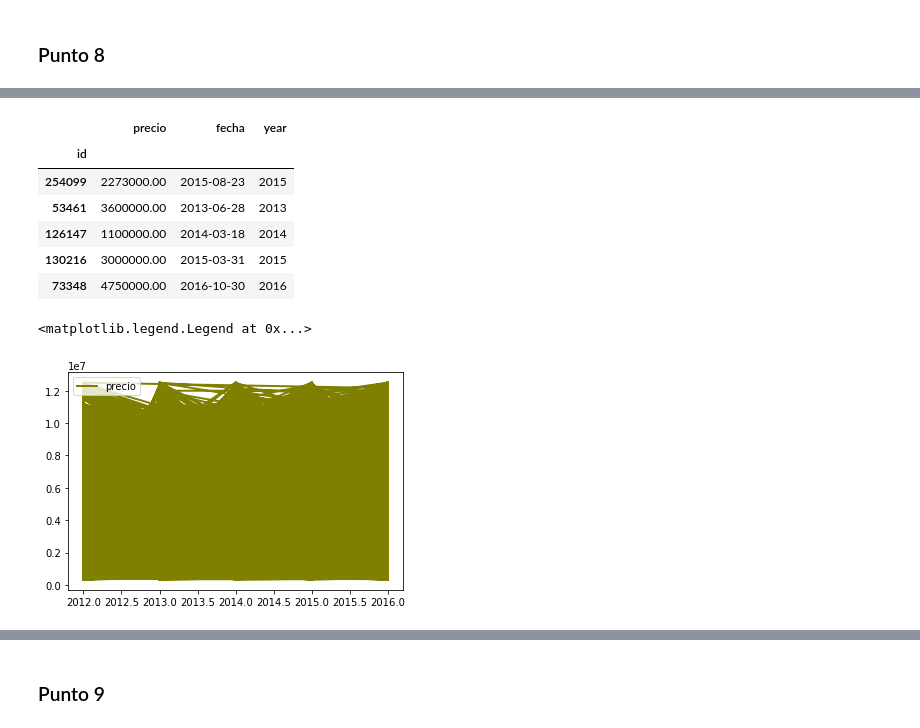
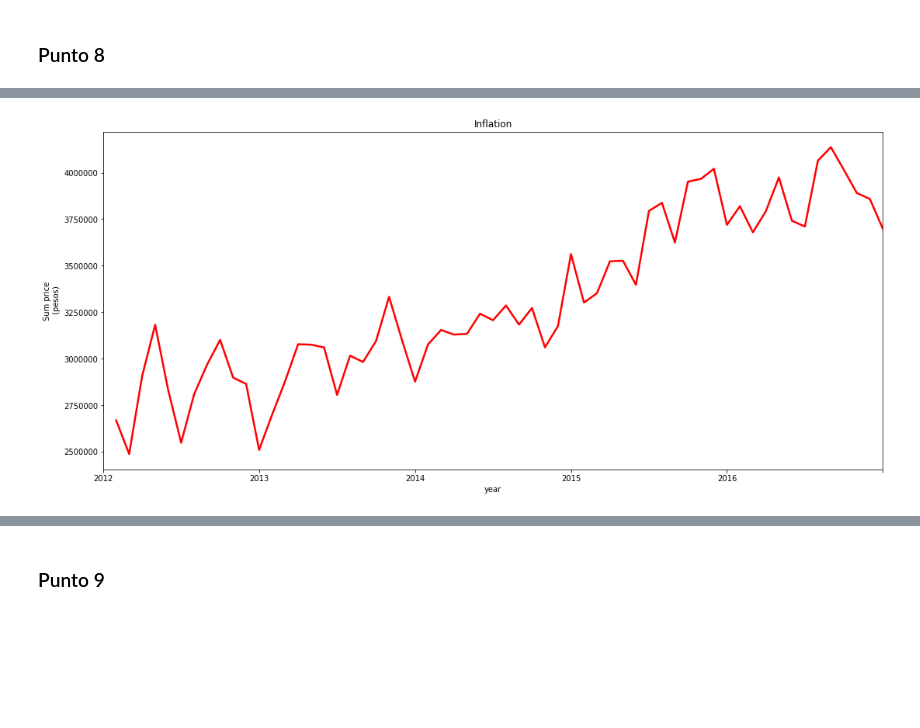
Before and after one commit to nbuzzano/7506-zonaprop, a Jupyter notebook: zonaprop-data-analysis.ipynb, the cells around one changed output, grey strips where cells are left out. Cells and saved outputs as stored; diff of their text form; code cells hidden in the pictures; blank space fills up the shorter version.

```diff
--- a/zonaprop-data-analysis.ipynb
+++ b/zonaprop-data-analysis.ipynb
@@ -849,11 +846,8 @@ provincias_caras = pd.DataFrame(df7.groupby(["provincia"]).apply(lambda _df: df.
 # %%
 df8 = df.copy()
-df8 = df8.loc[df8.provincia == 'Distrito Federal']
+df8 = df8.loc[df8.provincia == 'distrito federal']
 
 df8 = df8[['precio','fecha']]
 df8.dropna(inplace= True)
 
 df8['fecha'] = df8['fecha'].apply(func = (lambda x :(datetime.strptime(x, '%Y-%m-%d %H:%M:%S'))))
-df8['year'] = df8['fecha'].apply(func = (lambda t : int(t.year)))
-# %%
-df8 = pd.DataFrame(df8.groupby('fecha').precio.sum())
@@ -868,19 +854,12 @@ df8 = pd.DataFrame(df8.groupby('fecha').precio.sum())
-# %%
-df8['fecha'] = df8['fecha'].apply(func = (lambda x :(datetime.strptime(x, '%Y-%m-%d %H:%M:%S'))))
-df8['year'] = df8['fecha'].apply(func = (lambda t : int(t.year)))
-df8.head()
-# %% [output]
-|  | precio | fecha | year |
-| id |  |  |  |
-| 254099 | 2273000.00 | 2015-08-23 | 2015 |
-| 53461 | 3600000.00 | 2013-06-28 | 2013 |
-| 126147 | 1100000.00 | 2014-03-18 | 2014 |
-| 130216 | 3000000.00 | 2015-03-31 | 2015 |
-| 73348 | 4750000.00 | 2016-10-30 | 2016 |
-# %%
-# multiple line plot
-plt.plot( 'year', 'precio', data=df8, marker='', color='olive', linewidth=1)
-plt.legend()
-# %% [output]
-<matplotlib.legend.Legend at 0x...>
-[figure, removed]
+# %%
+df_by_months = df8['fecha'].apply(func = (lambda t : (t.year-2012)*12+t.month))
+df8 = df8.groupby(df_by_months).precio.mean()
+df8.plot(c='r',linewidth =2.5, figsize = [18,8])
+
+plt.title('Inflation')
+plt.xticks(np.arange(0,61,12),np.arange(2012,2017,1))
+plt.xlabel('year')
+plt.ylabel('Sum price\n (pesos)')
+plt.show()
+# %% [output]
+[figure, added]
```
Also changed, not shown: parts of 12 cells of this notebook.
